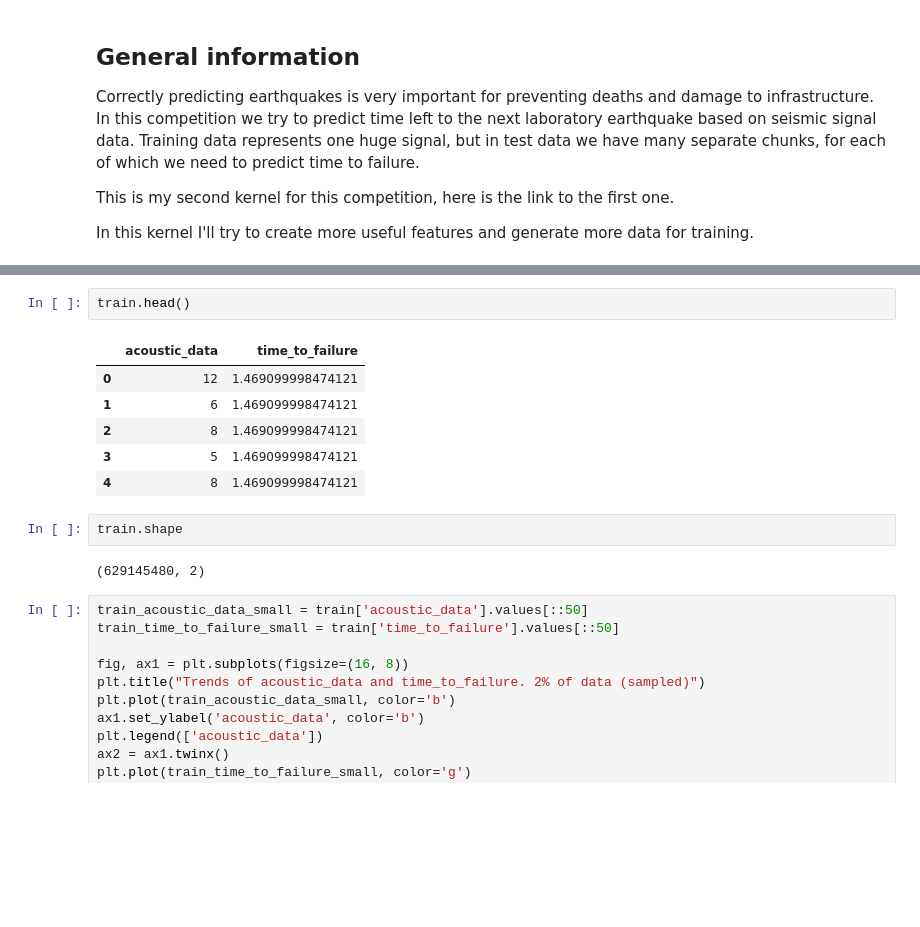
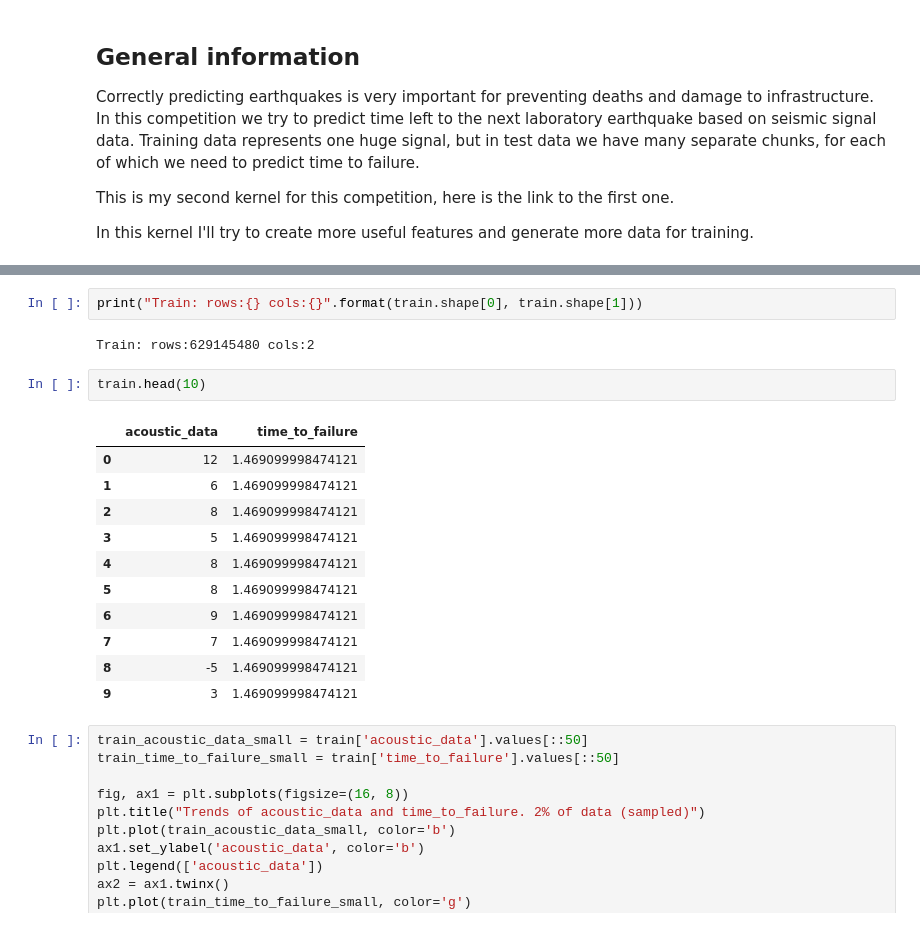
Before and after one commit to ricarddelgado/lanl-earthquake-kaggle, a Jupyter notebook: 3. Earthquakes FE - More features and samples (TODO).ipynb, the cells around one changed output, grey strips where cells are left out. Drawn from its saved outputs; the diff is of its cells as text; blank space fills up the shorter version.

```diff
--- a/3. Earthquakes FE - More features and samples (TODO).ipynb
+++ b/3. Earthquakes FE - More features and samples (TODO).ipynb
@@ -51,17 +46,22 @@ CPU times: user 1min 19s, sys: 3.56 s, total: 1min 23s
 Wall time: 1min 23s
+# %%
+print("Train: rows:{} cols:{}".format(train.shape[0], train.shape[1]))
+# %% [output]
+Train: rows:629145480 cols:2
 # %%
-train.head()
+train.head(10)
 # %% [output]
 |  | acoustic_data | time_to_failure |
 | 0 | 12 | 1.469099998474121 |
 | 1 | 6 | 1.469099998474121 |
 | 2 | 8 | 1.469099998474121 |
 | 3 | 5 | 1.469099998474121 |
 | 4 | 8 | 1.469099998474121 |
+| 5 | 8 | 1.469099998474121 |
+| 6 | 9 | 1.469099998474121 |
+| 7 | 7 | 1.469099998474121 |
+| 8 | -5 | 1.469099998474121 |
+| 9 | 3 | 1.469099998474121 |
-# %%
-train.shape
-# %% [output]
-(629145480, 2)
 # %%
 train_acoustic_data_small = train['acoustic_data'].values[::50]
 train_time_to_failure_small = train['time_to_failure'].values[::50]
```
Also changed, not shown: parts of 29 cells of this notebook, 1 other file.
